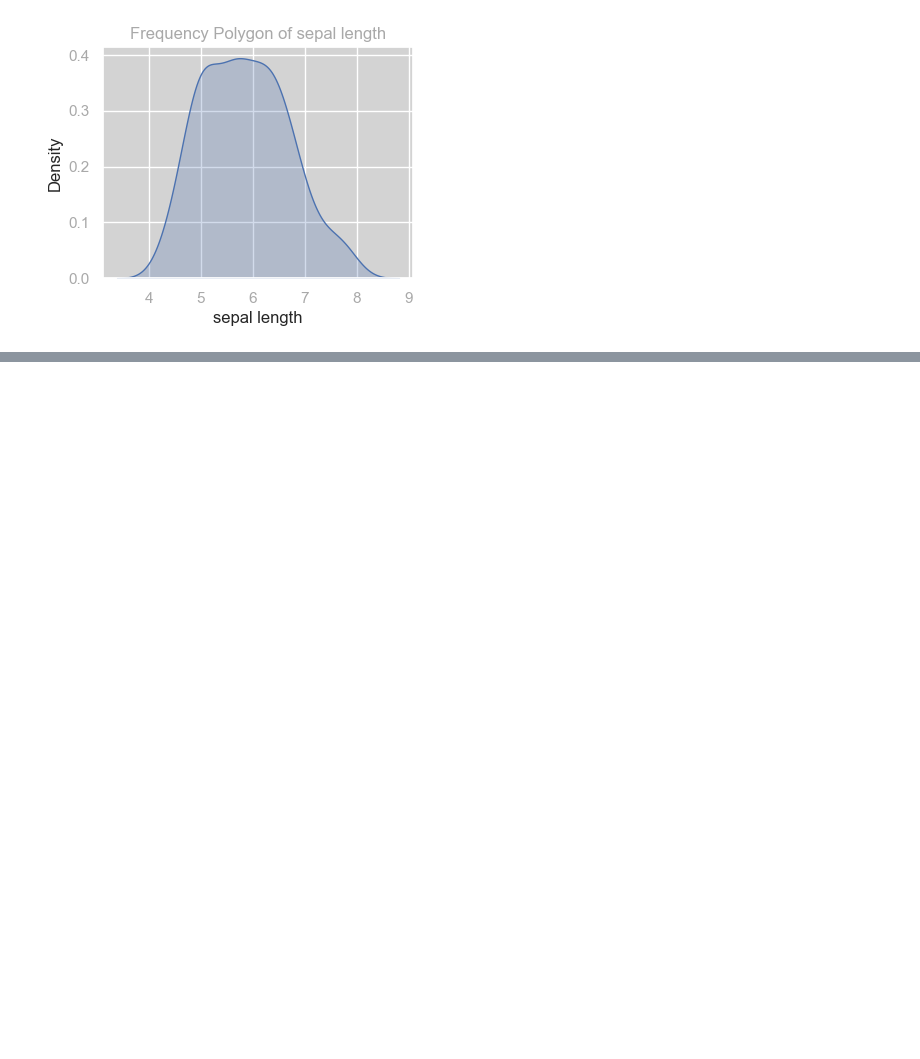
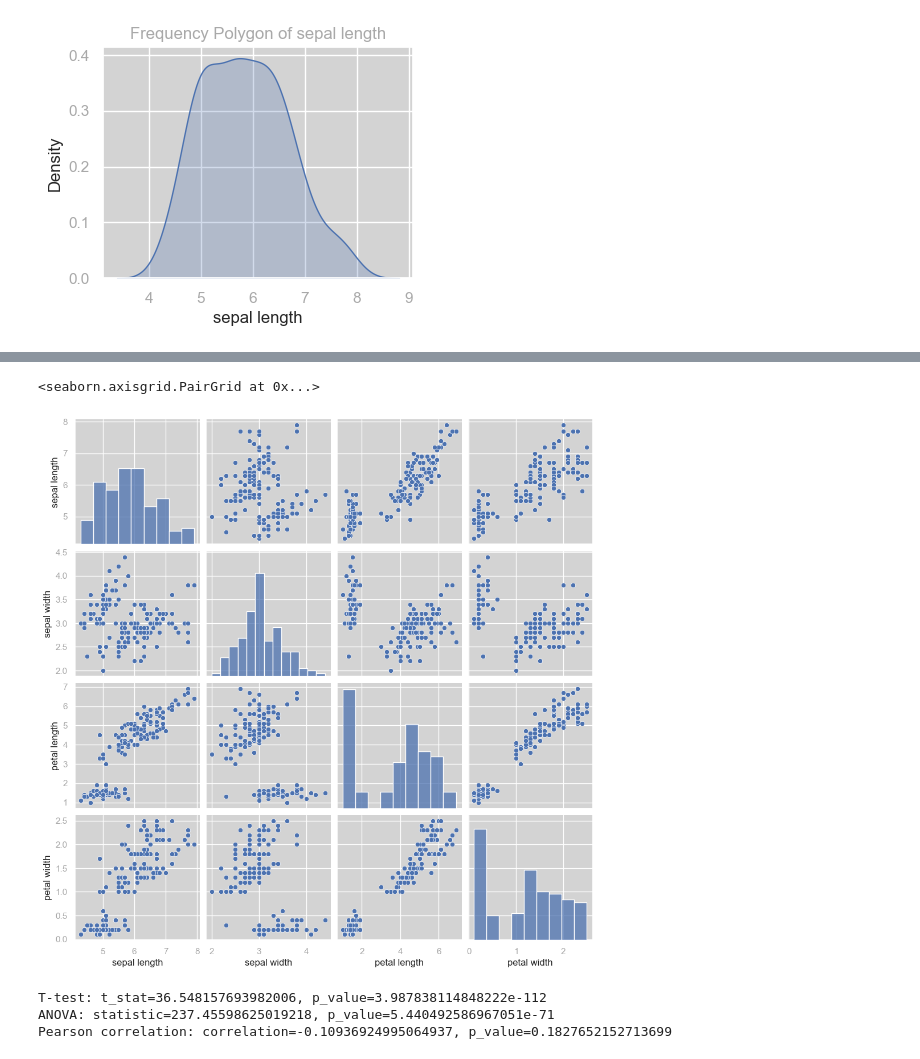
Before and after one commit to buildforfun/my_projects, a Jupyter notebook: statistics/statistics_fundamentals.ipynb, the cells around one changed output, grey strips where cells are left out. Cells and saved outputs as stored; diff of their text form; code cells hidden in the pictures; blank space fills up the shorter version.

```diff
--- a/statistics/statistics_fundamentals.ipynb
+++ b/statistics/statistics_fundamentals.ipynb
@@ -235,0 +247,24 @@ plt.show()
+# %%
+# Numerical data
+sns.pairplot(data)
+# %% [output]
+<seaborn.axisgrid.PairGrid at 0x...>
+[figure, added]
+# %%
+from scipy import stats
+
+# T-test - or comparing means of two groups.
+t_stat, p_value = stats.ttest_ind(data['sepal length'], data['sepal width'])
+print(f'T-test: t_stat={t_stat}, p_value={p_value}')
+
+# ANOVA - for comparing means across multiple groups.
+anova_result = stats.f_oneway(data['sepal length'], data['sepal width'], data['petal length'])
+print(f'ANOVA: statistic={anova_result.statistic}, p_value={anova_result.pvalue}')
+
+# Correlation test - (Pearson, Spearman) for relationships between variables.
+correlation, p_value = stats.pearsonr(data['sepal length'], data['sepal width'])
+print(f'Pearson correlation: correlation={correlation}, p_value={p_value}')
+# %% [output]
+T-test: t_stat=36.548157693982006, p_value=3.987838114848222e-112
+ANOVA: statistic=237.45598625019218, p_value=5.440492586967051e-71
+Pearson correlation: correlation=-0.10936924995064937, p_value=0.1827652152713699
```
Also changed, not shown: parts of 1 cell of this notebook.
